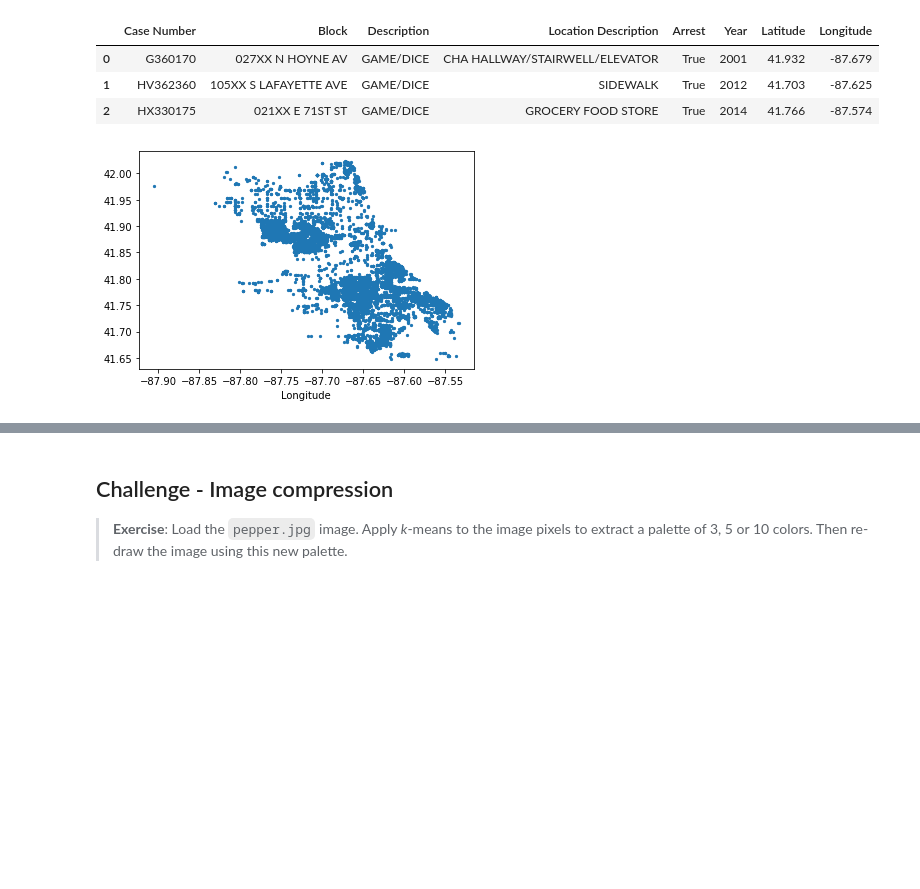
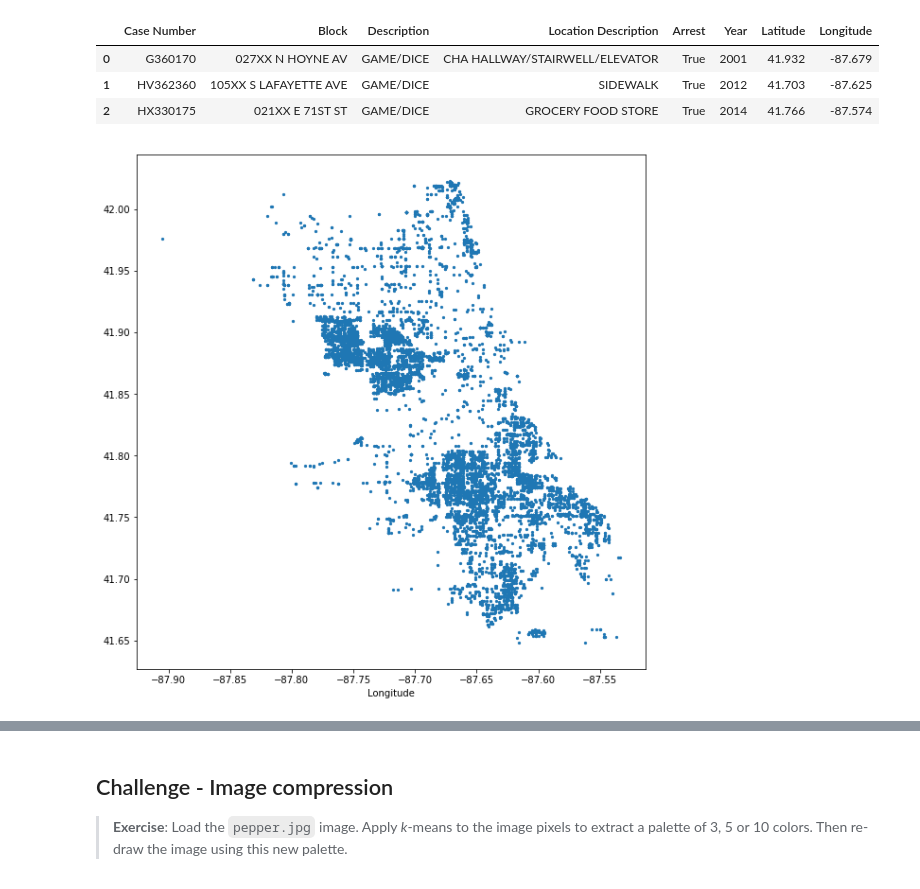
Before and after one commit to xnicolovici/machine_learning, a Jupyter notebook: notebooks/Course No 4/06. Clustering and dimensionality reduction/03. Exercise - Chicago gambling crimes/02 Exercise - K-means.ipynb, the cells around one changed output, grey strips where cells are left out. Cells and saved outputs as stored; diff of their text form; code cells hidden in the pictures; blank space fills up the shorter version.

```diff
--- a/notebooks/Course No 4/06. Clustering and dimensionality reduction/03. Exercise - Chicago gambling crimes/02 Exercise - K-means.ipynb
+++ b/notebooks/Course No 4/06. Clustering and dimensionality reduction/03. Exercise - Chicago gambling crimes/02 Exercise - K-means.ipynb
@@ -23,12 +23,16 @@ data_df.head(3)
 # %%
 import matplotlib.pyplot as plt
 
 # plot the lat/long from dataset
+plt.figure(figsize=(10,10))
+# Same scale for the x- and y-axis
+plt.gca().set_aspect('equal', adjustable='box')
+
 plt.scatter(data_df['Longitude'], data_df['Latitude'], s=5)
 plt.xlabel('Longitude')
 plt.show()
 # %% [output]
-[figure, old version]
+[figure, new version]
 # %%
 # Let's get X values as Latitude and Longitude
 
```
Also changed, not shown: parts of 8 cells of this notebook, 5 other files.
